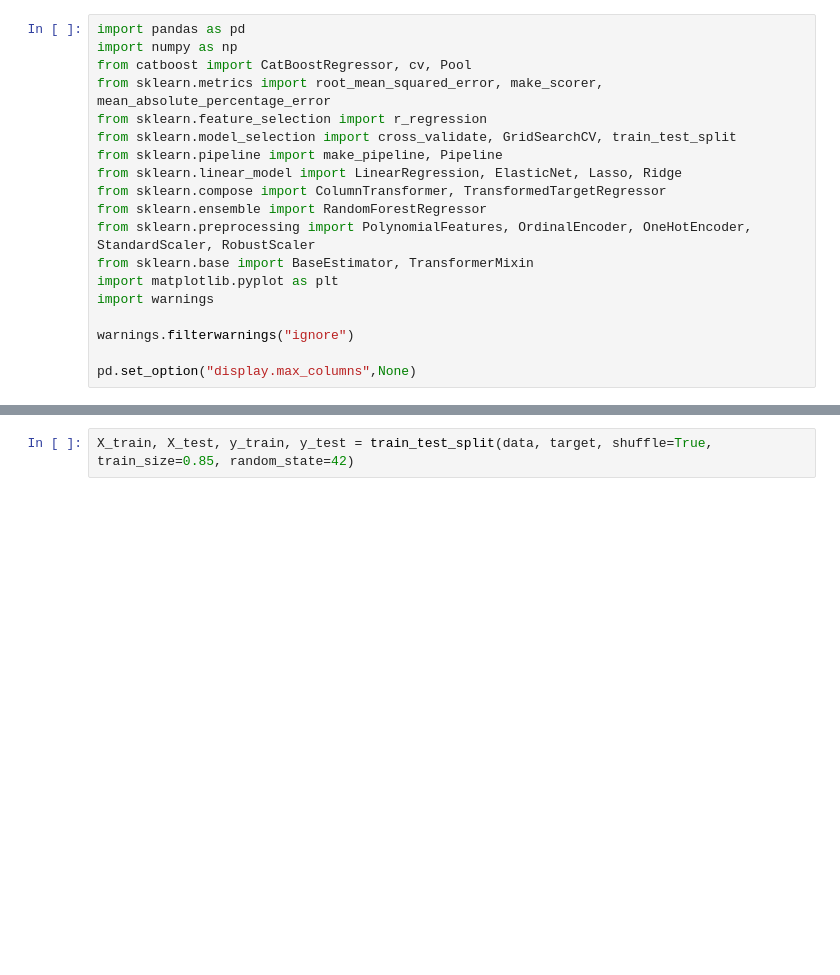
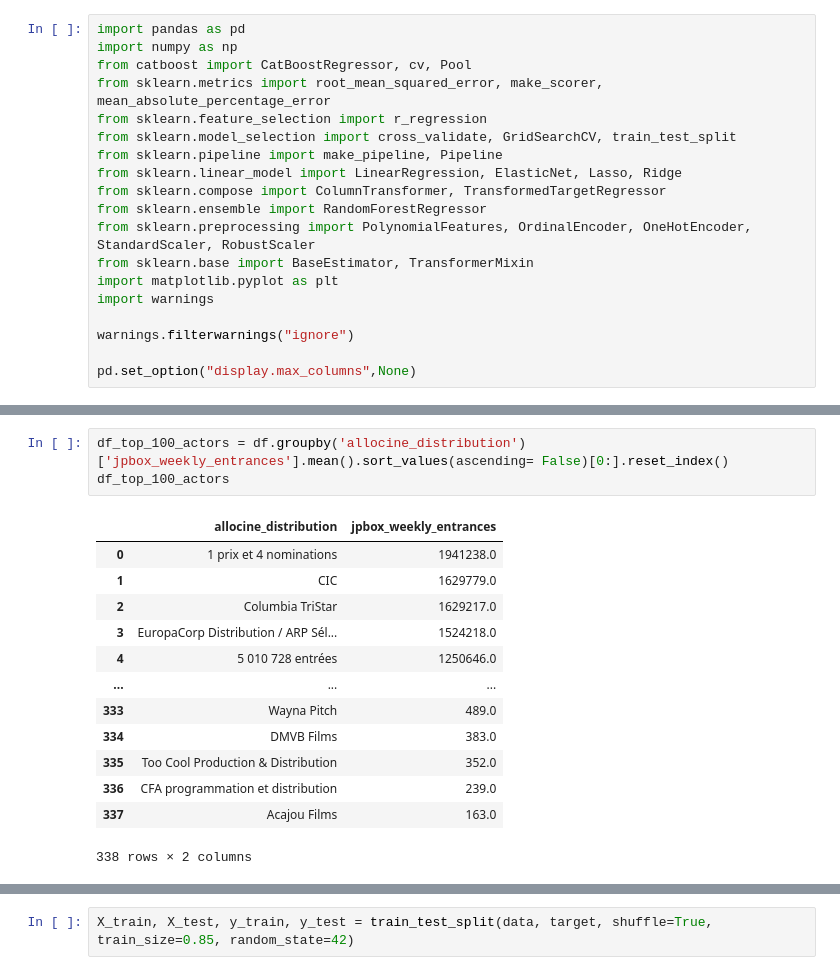
Before and after one commit to haceneZERROUK/MLrecap_Model, a Jupyter notebook: modele_hacene.ipynb, the cells around one changed output, grey strips where cells are left out. Cells and saved outputs as stored; diff of their text form; blank space fills up the shorter version.

```diff
--- a/modele_hacene.ipynb
+++ b/modele_hacene.ipynb
@@ -28,0 +77,17 @@ df['jpbox_budget'] = df['jpbox_budget'].astype(int)
+# %%
+df_top_100_actors = df.groupby('allocine_distribution')['jpbox_weekly_entrances'].mean().sort_values(ascending= False)[0:].reset_index()
+df_top_100_actors
+# %% [output]
+|  | allocine_distribution | jpbox_weekly_entrances |
+| 0 | 1 prix et 4 nominations | 1941238.0 |
+| 1 | CIC | 1629779.0 |
+| 2 | Columbia TriStar | 1629217.0 |
+| 3 | EuropaCorp Distribution / ARP Sél... | 1524218.0 |
+| 4 | 5 010 728 entrées | 1250646.0 |
+| ... | ... | ... |
+| 333 | Wayna Pitch | 489.0 |
+| 334 | DMVB Films | 383.0 |
+| 335 | Too Cool Production & Distribution | 352.0 |
+| 336 | CFA programmation et distribution | 239.0 |
+| 337 | Acajou Films | 163.0 |
+338 rows × 2 columns
```
Also changed, not shown: parts of 13 cells of this notebook, 6 other files.
